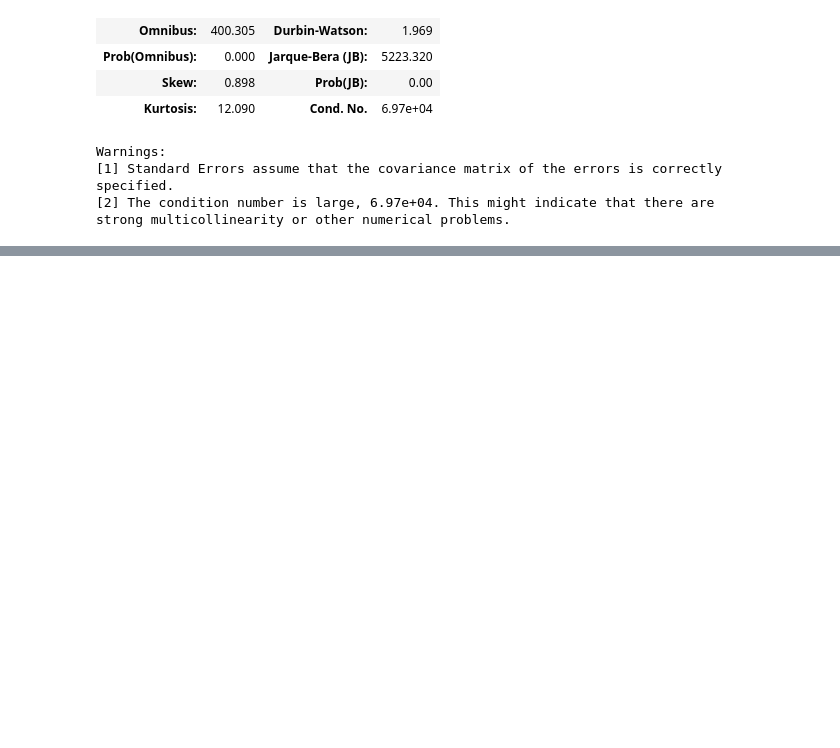
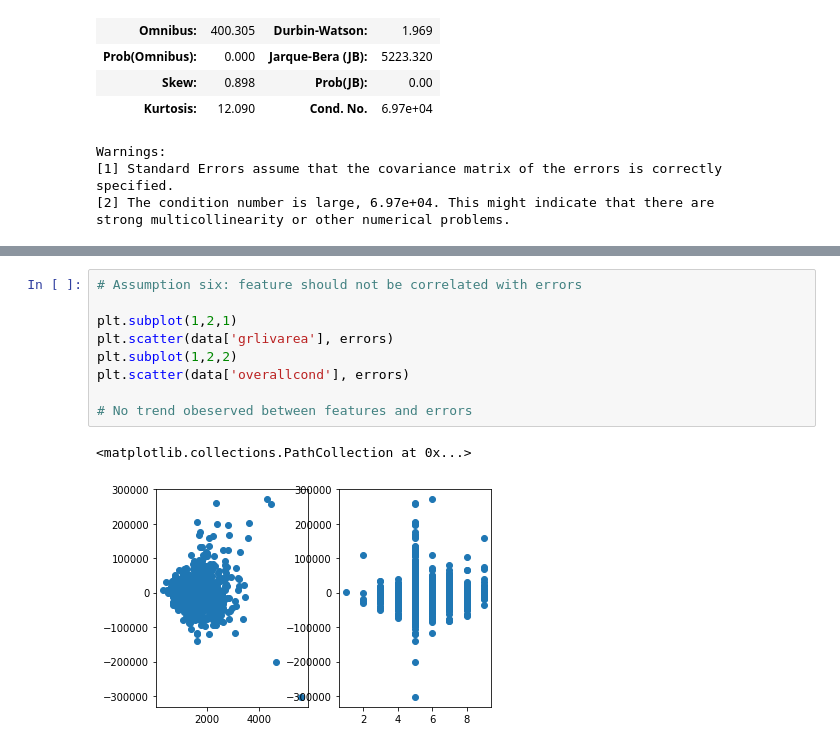
Before and after one commit to sw299/Thinkful_projects, a Jupyter notebook: simple_linear_regression_with_ols.ipynb, the cells around one changed output, grey strips where cells are left out. Saved outputs shown, nothing was run; the diff lists cells and outputs as text; blank space fills up the shorter version.

```diff
--- a/simple_linear_regression_with_ols.ipynb
+++ b/simple_linear_regression_with_ols.ipynb
@@ -168,0 +240,12 @@ strong multicollinearity or other numerical problems.
+# %%
+# Assumption six: feature should not be correlated with errors
+
+plt.subplot(1,2,1)
+plt.scatter(data['grlivarea'], errors)
+plt.subplot(1,2,2)
+plt.scatter(data['overallcond'], errors)
+
+# No trend obeserved between features and errors
+# %% [output]
+<matplotlib.collections.PathCollection at 0x...>
+[figure, added]
```
Also changed, not shown: parts of 5 cells of this notebook.
